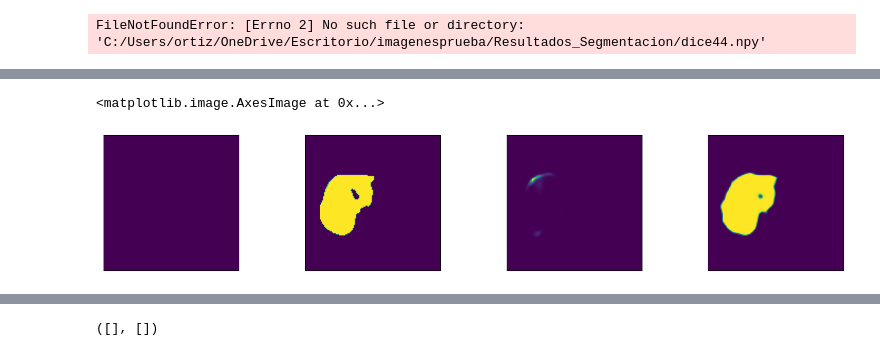
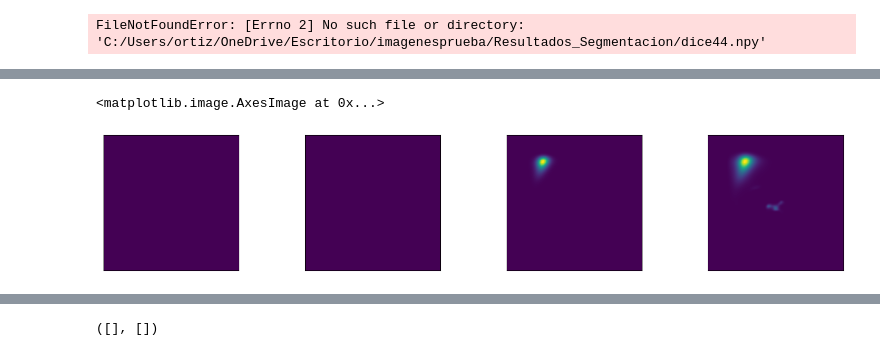
Before and after one commit to KevinOrtizDev/TFT, a Jupyter notebook: src/Trainer/SegmentationTrainer.ipynb, the cells around one changed output, grey strips where cells are left out. Drawn from its saved outputs; the diff is of its cells as text; code cells hidden in the pictures.

Commit message:
Se commitea los resultados que hemos obtenido en el optimizador

```diff
--- a/src/Trainer/SegmentationTrainer.ipynb
+++ b/src/Trainer/SegmentationTrainer.ipynb
@@ -193,27 +200,27 @@ NameError: name 'np' is not defined
 # %%
 import matplotlib.pyplot as plt
 
-labels = np.load("C:/Users/ortiz/OneDrive/Escritorio/imagenesprueba/label_resultado_iou/iou11.npy", allow_pickle=True)
+labels = np.load("C:/Users/ortiz/OneDrive/Escritorio/imagenesprueba/label_resultado_iou/iou21.npy", allow_pickle=True)
 inputs = np.load("C:/Users/ortiz/OneDrive/Escritorio/imagenesprueba/Input_resultado_iou/iou11.npy", allow_pickle=True)
-d = np.load("C:/Users/ortiz/OneDrive/Escritorio/imagenesprueba/Resultados_Segmentacion_iou/iou11.npy", allow_pickle=True)
+d = np.load("C:/Users/ortiz/OneDrive/Escritorio/imagenesprueba/Resultados_Segmentacion_iou/iou21.npy", allow_pickle=True)
 
 plt.figure(figsize=(25, 3.5))
 plt.subplot(1,5,1)
 plt.xticks([])
 plt.yticks([])
-plt.imshow(labels[43][1])
+plt.imshow(labels[15][1])
 plt.subplot(1,5,2)
 plt.xticks([])
 plt.yticks([])
-plt.imshow(labels[43][0])
+plt.imshow(labels[35][0])
 plt.subplot(1,5,3)
 plt.xticks([])
 plt.yticks([])
-plt.imshow(d[43][1])
+plt.imshow(d[11][1])
 plt.subplot(1,5,4)
 plt.xticks([])
 plt.yticks([])
-plt.imshow(d[43][0])
+plt.imshow(d[11][0])
 # %% [output]
 <matplotlib.image.AxesImage at 0x...>
-[figure, old version]
+[figure, new version]
```
Also changed, not shown: parts of 9 cells of this notebook, 7 other files.
